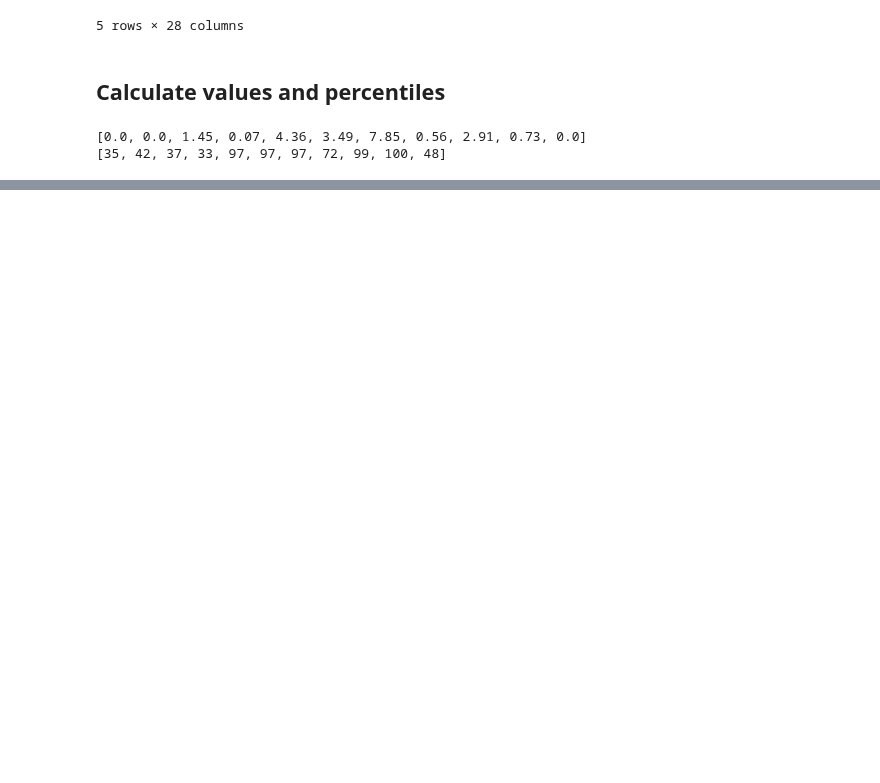
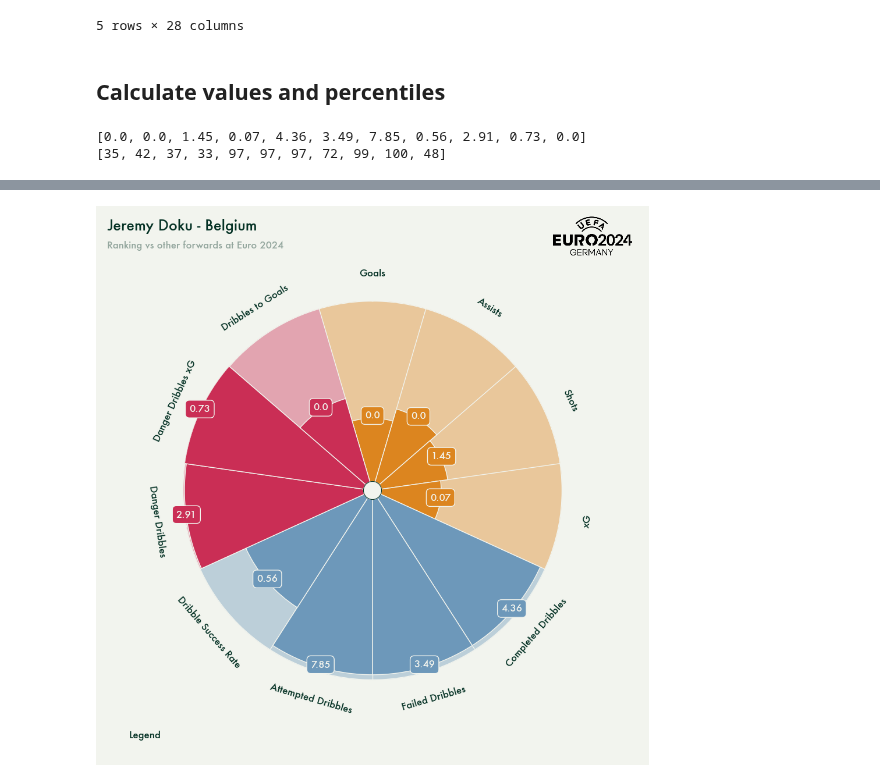
Before and after one commit to MarijnSt/soccermatics-project-1, a Jupyter notebook: radar_plot.ipynb, the cells around one changed output, grey strips where cells are left out. Saved outputs shown, nothing was run; the diff lists cells and outputs as text; code cells hidden in the pictures; blank space fills up the shorter version.

Commit message:
feat: radar plot

```diff
--- a/radar_plot.ipynb
+++ b/radar_plot.ipynb
@@ -1121,0 +1201,86 @@ print(doku_percentiles)
+# %%
+# Set up plot
+fig, heading_ax, main_ax, legend_ax = setup_plot()
+
+
+# HEADING
+
+heading_ax.text(0.01, 0.9, 'Jeremy Doku - Belgium', fontweight='bold', fontsize=h1_size, ha='left', va='center')
+heading_ax.text(0.01, 0.5, 'Ranking vs other forwards at Euro 2024', fontsize=p_size, ha='left', va='center', alpha=alpha)
+
+# Add Euros 2024 logo
+logo = mpimg.imread('euro_2024_logo.png')
+imagebox = OffsetImage(logo, zoom=0.2)
+ab = AnnotationBbox(imagebox, (0.98, 0.7), xycoords='axes fraction', box_alignment=(1, 0.5), frameon=False)
+heading_ax.add_artist(ab)
+
+
+# MAIN
+
+params = [
+    "Goals", "Assists", "Shots", "xG",
+    "Completed Dribbles", "Failed Dribbles", "Attempted Dribbles", "Dribble Success Rate",
+    "Danger Dribbles", "Danger Dribbles xG", "Dribbles to Goals"
+]
+
+slice_colors = [general_stats_color] * 4 + [dribble_stats_color] * 4 + [danger_dribble_stats_color] * 3
+
+# Init PyPizza class
+baker = PyPizza(
+    params=params,                          # List of parameters
+    background_color=background_color,      # Background color
+    straight_line_color=background_color,   # Lines between slices
+    straight_line_lw=1,                     # Linewidth for straight lines
+    last_circle_color=background_color,     # Color for last circle
+    last_circle_lw=2,                       # Linewidth of last circle
+    other_circle_lw=0,                      # Linewidth for other circles
+    inner_circle_size=5,                   # Size of inner circle
+)
+
+# Plot pizza
+baker.make_pizza(
+    doku_percentiles,                       # List of values
+    ax=main_ax,
+    param_location=115,
+    color_blank_space="same",               # Color to fill blank space of slices
+    blank_alpha=0.4,                        # Alpha for blank-space colors
+    slice_colors=slice_colors,              # Color for individual slices
+    value_bck_colors=slice_colors,          # Background color for the values box
+    kwargs_params=dict(                     # Labels of slices on the outside of the pizza
+        color=dark_color,
+        fontsize=p_size,
+        va="center",
+    ),
+    kwargs_slices=dict(                     # Edges of slices
+        edgecolor=background_color,
+        zorder=2,
+        linewidth=1
+    ),
+    kwargs_values=dict(                     # Values box
+        color=background_color,
+        fontsize=p_size,
+        zorder=3,
+        bbox=dict(
+            edgecolor=background_color,
+            facecolor=background_color,
+            boxstyle="round,pad=0.4",
+            lw=1
+        )
+    )
+)
+
+# Replace slice text with actual values (normally shows percentiles)
+texts = baker.get_value_texts()
+for i, text in enumerate(texts):
+    text.set_text(str(doku_values[i]))
+
+
+# LEGEND
+
+legend_ax.text(0.05, 0.5, 'Legend', fontsize=p_size, ha='left', va='center')
+
+# Save and show plot
+save_plot(fig, 'radar_doku.png')
+plt.show()
+# %% [output]
+[figure, added]
```
Also changed, not shown: parts of 3 cells of this notebook, 1 other file.
